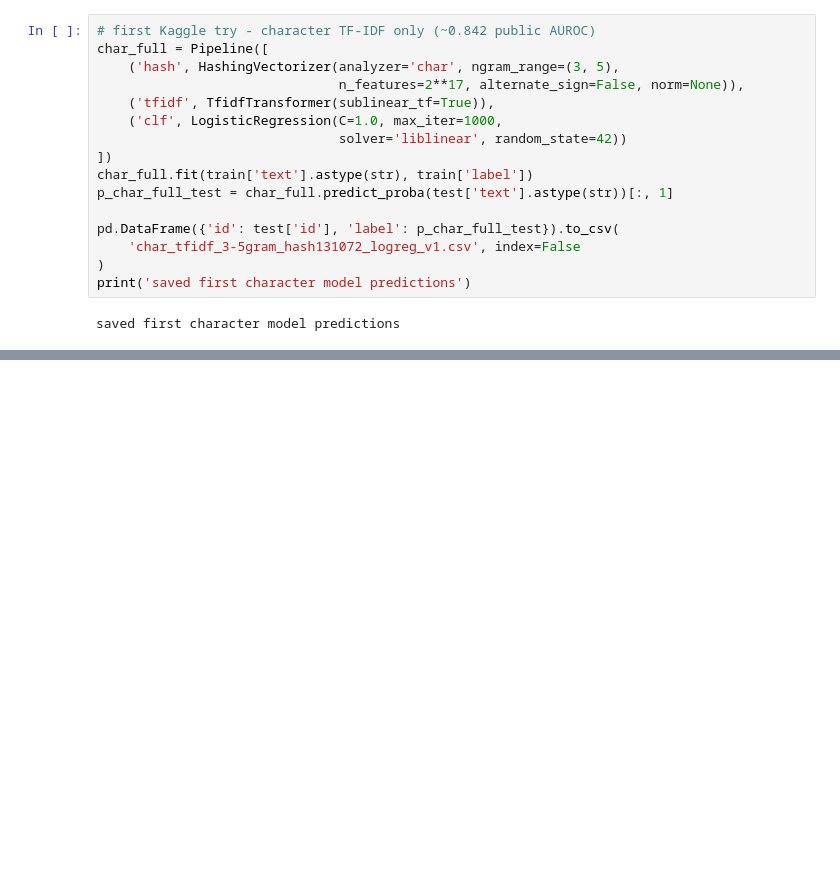
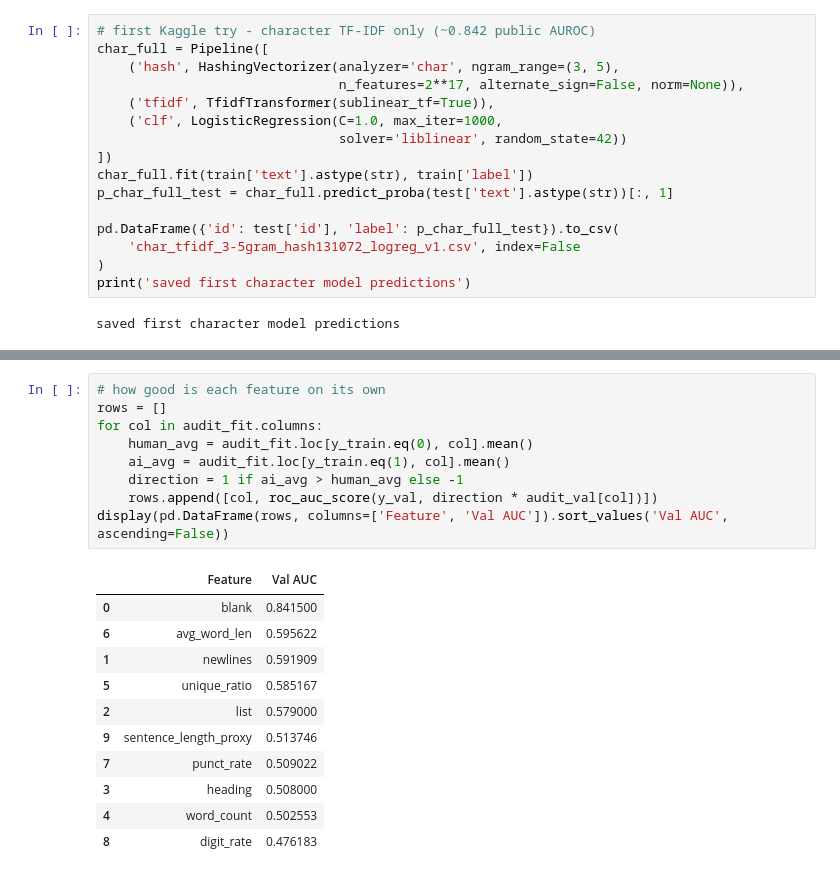
Before and after one commit to minghan-gao/human-or-ai-submissions, a Jupyter notebook: submissions/team-18/Experiment_git.ipynb, the cells around one changed output, grey strips where cells are left out. Drawn from its saved outputs; the diff is of its cells as text; blank space fills up the shorter version.

```diff
--- a/submissions/team-18/Experiment_git.ipynb
+++ b/submissions/team-18/Experiment_git.ipynb
@@ -116,0 +241,21 @@ saved first character model predictions
+# %%
+# how good is each feature on its own
+rows = []
+for col in audit_fit.columns:
+    human_avg = audit_fit.loc[y_train.eq(0), col].mean()
+    ai_avg = audit_fit.loc[y_train.eq(1), col].mean()
+    direction = 1 if ai_avg > human_avg else -1
+    rows.append([col, roc_auc_score(y_val, direction * audit_val[col])])
+display(pd.DataFrame(rows, columns=['Feature', 'Val AUC']).sort_values('Val AUC', ascending=False))
+# %% [output]
+|  | Feature | Val AUC |
+| 0 | blank | 0.841500 |
+| 6 | avg_word_len | 0.595622 |
+| 1 | newlines | 0.591909 |
+| 5 | unique_ratio | 0.585167 |
+| 2 | list | 0.579000 |
+| 9 | sentence_length_proxy | 0.513746 |
+| 7 | punct_rate | 0.509022 |
+| 3 | heading | 0.508000 |
+| 4 | word_count | 0.502553 |
+| 8 | digit_rate | 0.476183 |
```
Also changed, not shown: parts of 12 cells of this notebook.
